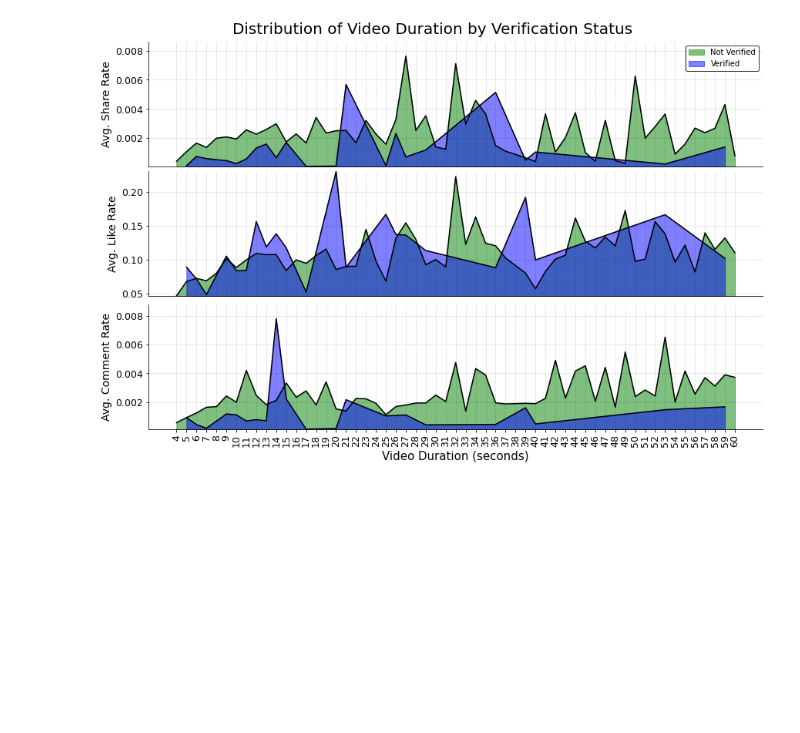
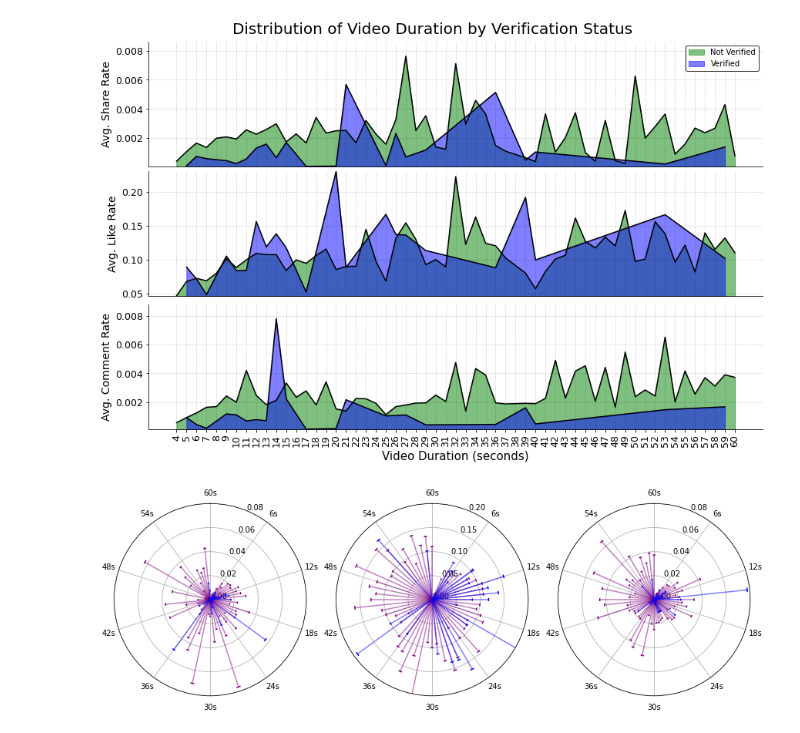
Before and after one commit to ba-group-projects/tiktok-popularity-eda, a Jupyter notebook: mattheus_smm635_mtp_eda.ipynb, the cells around one changed output. Drawn from its saved outputs; the diff is of its cells as text; code cells hidden in the pictures; blank space fills up the shorter version.

Commit message:
finished the polar graph

```diff
--- a/mattheus_smm635_mtp_eda.ipynb
+++ b/mattheus_smm635_mtp_eda.ipynb
@@ -428,3 +473,95 @@ plt.show()
+# %%
+import matplotlib.pyplot as plt
+import numpy as np
+fig = plt.figure(figsize=(12,36),constrained_layout=True)
+
+ax1= fig.add_subplot(131, projection='polar')
+x = avg_df[avg_df['authorMeta.verified'] == False]['videoMeta.duration']
+y = avg_df[avg_df['authorMeta.verified'] == False]["shareRate"]
+ax1.set_theta_direction(-1)
+ax1.set_xticks(np.arange(0,2*np.pi,np.pi/5))
+ax1.set_xticklabels(["60s","6s","12s","18s","24s","30s","36s","42s","48s","54s"])
+ax1.set_ylim(0,0.08)
+ax1.yaxis.set_major_locator(plt.MultipleLocator(0.02))
+ax1.set_theta_zero_location('N')
+for _x,_y  in zip(x,y):
+    # _x = _x + np.pi/30
+    _x = _x*np.pi/30
+    ax1.axvline(x=_x, ymin= 0,ymax =_y*125,alpha=0.5,color='purple')
+    ax1.plot([_x-np.pi/180,_x,_x+np.pi/180],[_y*10,_y*10,_y*10],color='purple',linewidth=1.5) # draw the curve
+
+x = avg_df[avg_df['authorMeta.verified'] == True]['videoMeta.duration']
+y = avg_df[avg_df['authorMeta.verified'] == True]["shareRate"]
+# ax1= plt.subplot(111, projection='polar')
+# ax1.set_xticks(np.arange(0,2*np.pi,np.pi/5))
+# ax1.set_xticklabels(["60s","6s","12s","18s","24s","30s","36s","42s","48s","54s"])
+ax1.set_theta_zero_location('N')
+for _x,_y  in zip(x,y):
+    # _x = _x + np.pi/30
+    _x = _x*np.pi/30
+    ax1.axvline(x=_x, ymin= 0,ymax =_y*125,alpha=0.5,color='blue')
+    ax1.plot([_x-np.pi/180,_x,_x+np.pi/180],[_y*10,_y*10,_y*10],color='blue',linewidth=1.5) # draw the curve
+
+# ----------------------------------------------------------------------------------------------------------------------
+ax2= fig.add_subplot(132, projection='polar')
+x = avg_df[avg_df['authorMeta.verified'] == False]['videoMeta.duration']
+y = avg_df[avg_df['authorMeta.verified'] == False]["likeRate"]
+ax2.set_theta_direction(-1)
+ax2.set_xticks(np.arange(0,2*np.pi,np.pi/5))
+ax2.set_xticklabels(["60s","6s","12s","18s","24s","30s","36s","42s","48s","54s"])
+ax2.set_ylim(0,0.2,0.05)
+ax2.yaxis.set_major_locator(plt.MultipleLocator(0.05))
+ax2.set_theta_zero_location('N')
+for _x,_y  in zip(x,y):
+    # _x = _x + np.pi/30
+    _x = _x*np.pi/30
+    ax2.axvline(x=_x, ymin= 0,ymax =_y*5,alpha=0.5,color='purple')
+    ax2.plot([_x-np.pi/180,_x,_x+np.pi/180],[_y,_y,_y],color='purple',linewidth=1.5) # draw the curve
+
+x = avg_df[avg_df['authorMeta.verified'] == True]['videoMeta.duration']
+y = avg_df[avg_df['authorMeta.verified'] == True]["likeRate"]
+# ax1= plt.subplot(111, projection='polar')
+# ax1.set_xticks(np.arange(0,2*np.pi,np.pi/5))
+# ax1.set_xticklabels(["60s","6s","12s","18s","24s","30s","36s","42s","48s","54s"])
+ax1.set_theta_zero_location('N')
+for _x,_y  in zip(x,y):
+    # _x = _x + np.pi/30
+    _x = _x*np.pi/30
+    ax2.axvline(x=_x, ymin= 0,ymax =_y*5,alpha=0.5,color='blue')
+    ax2.plot([_x-np.pi/180,_x,_x+np.pi/180],[_y,_y,_y],color='blue',linewidth=1.5) # draw the curve
+
+
+# ----------------------------------------------------------------------------------------------------------------------
+ax3= fig.add_subplot(133, projection='polar')
+x = avg_df[avg_df['authorMeta.verified'] == False]['videoMeta.duration']
+y = avg_df[avg_df['authorMeta.verified'] == False]["commentRate"]
+ax3.set_theta_direction(-1)
+ax3.set_xticks(np.arange(0,2*np.pi,np.pi/5))
+ax3.set_xticklabels(["60s","6s","12s","18s","24s","30s","36s","42s","48s","54s"])
+ax3.set_ylim(0,0.08)
+ax3.yaxis.set_major_locator(plt.MultipleLocator(0.02))
+ax3.set_theta_zero_location('N')
+for _x,_y  in zip(x,y):
+    # _x = _x + np.pi/30
+    _x = _x*np.pi/30
+    ax3.axvline(x=_x, ymin= 0,ymax =_y*125,alpha=0.5,color='purple')
+    ax3.plot([_x-np.pi/180,_x,_x+np.pi/180],[_y*10,_y*10,_y*10],color='purple',linewidth=1.5) # draw the curve
+
+x = avg_df[avg_df['authorMeta.verified'] == True]['videoMeta.duration']
+y = avg_df[avg_df['authorMeta.verified'] == True]["commentRate"]
+# ax1= plt.subplot(111, projection='polar')
+# ax1.set_xticks(np.arange(0,2*np.pi,np.pi/5))
+# ax1.set_xticklabels(["60s","6s","12s","18s","24s","30s","36s","42s","48s","54s"])
+ax1.set_theta_zero_location('N')
+for _x,_y  in zip(x,y):
+    # _x = _x + np.pi/30
+    _x = _x*np.pi/30
+    ax3.axvline(x=_x, ymin= 0,ymax =_y*125,alpha=0.5,color='blue')
+    ax3.plot([_x-np.pi/180,_x,_x+np.pi/180],[_y*10,_y*10,_y*10],color='blue',linewidth=1.5) # draw the curve
+
+plt.show()
+# %% [output]
+[figure, added]
 # %%
 def plot_line_2(ax1, response, response_label, edgecolors, area_color1, area_color2):
     x = avg_df['videoMeta.duration']
```
Also changed, not shown: parts of 5 cells of this notebook, 1 other file.
